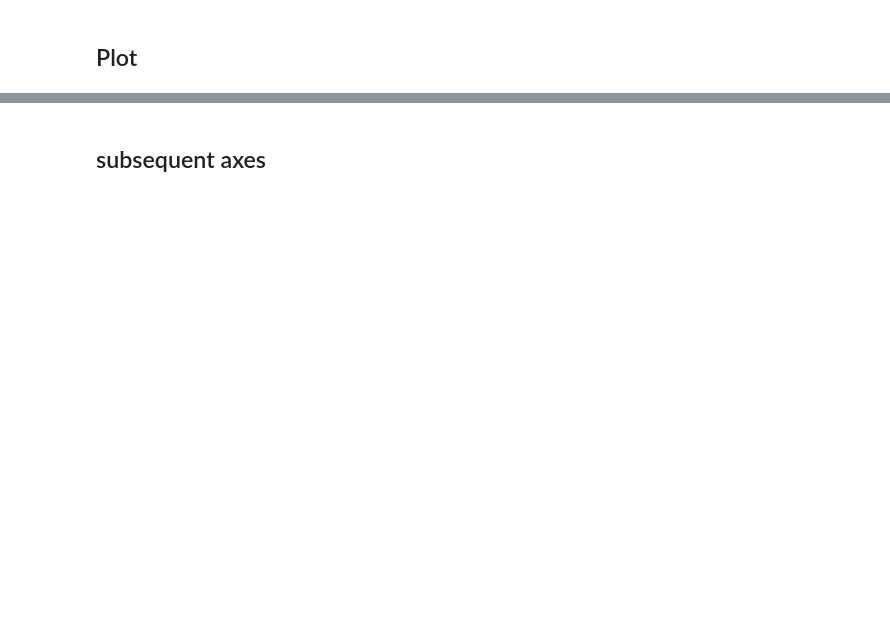
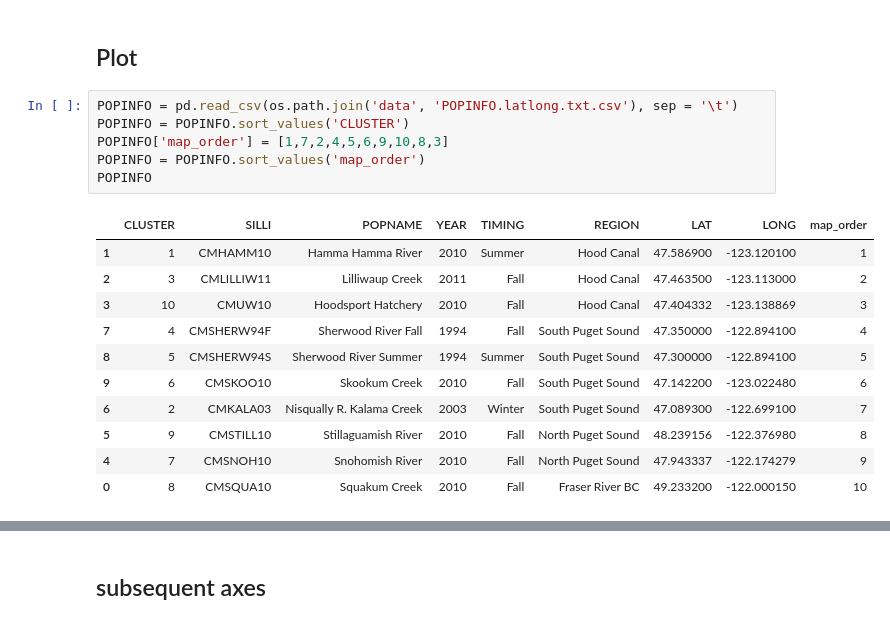
Before and after one commit to rwaples/chum_populations, a Jupyter notebook: plot_EIGENSTRAT.ipynb, the cells around one changed output, grey strips where cells are left out. Drawn from its saved outputs; the diff is of its cells as text; blank space fills up the shorter version.

```diff
--- a/plot_EIGENSTRAT.ipynb
+++ b/plot_EIGENSTRAT.ipynb
@@ -101,3 +110,21 @@ pop_colors = ['purply pink',
 # %% [markdown]
 ## Plot
+# %%
+POPINFO = pd.read_csv(os.path.join('data', 'POPINFO.latlong.txt.csv'), sep = '\t')
+POPINFO = POPINFO.sort_values('CLUSTER')
+POPINFO['map_order'] = [1,7,2,4,5,6,9,10,8,3]
+POPINFO = POPINFO.sort_values('map_order')
+POPINFO
+# %% [output]
+|  | CLUSTER | SILLI | POPNAME | YEAR | TIMING | REGION | LAT | LONG | map_order |
+| 1 | 1 | CMHAMM10 | Hamma Hamma River | 2010 | Summer | Hood Canal | 47.586900 | -123.120100 | 1 |
+| 2 | 3 | CMLILLIW11 | Lilliwaup Creek | 2011 | Fall | Hood Canal | 47.463500 | -123.113000 | 2 |
+| 3 | 10 | CMUW10 | Hoodsport Hatchery | 2010 | Fall | Hood Canal | 47.404332 | -123.138869 | 3 |
+| 7 | 4 | CMSHERW94F | Sherwood River Fall | 1994 | Fall | South Puget Sound | 47.350000 | -122.894100 | 4 |
+| 8 | 5 | CMSHERW94S | Sherwood River Summer | 1994 | Summer | South Puget Sound | 47.300000 | -122.894100 | 5 |
+| 9 | 6 | CMSKOO10 | Skookum Creek | 2010 | Fall | South Puget Sound | 47.142200 | -123.022480 | 6 |
+| 6 | 2 | CMKALA03 | Nisqually R. Kalama Creek | 2003 | Winter | South Puget Sound | 47.089300 | -122.699100 | 7 |
+| 5 | 9 | CMSTILL10 | Stillaguamish River | 2010 | Fall | North Puget Sound | 48.239156 | -122.376980 | 8 |
+| 4 | 7 | CMSNOH10 | Snohomish River | 2010 | Fall | North Puget Sound | 47.943337 | -122.174279 | 9 |
+| 0 | 8 | CMSQUA10 | Squakum Creek | 2010 | Fall | Fraser River BC | 49.233200 | -122.000150 | 10 |
 # %%
```
Also changed, not shown: parts of 6 cells of this notebook, 7 other files.
